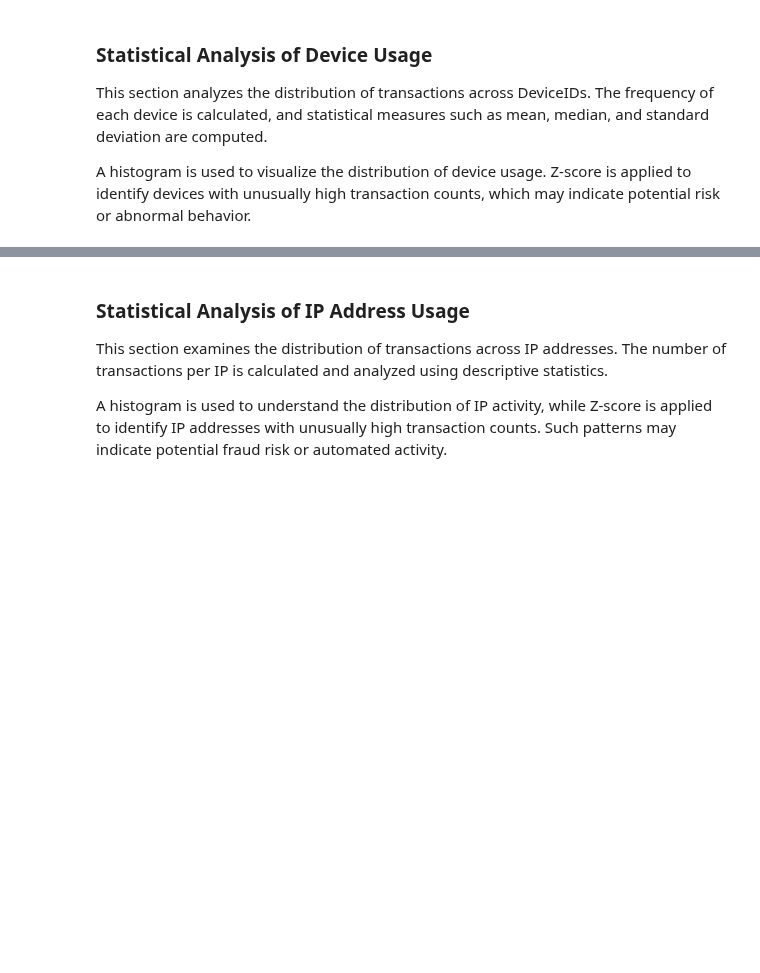
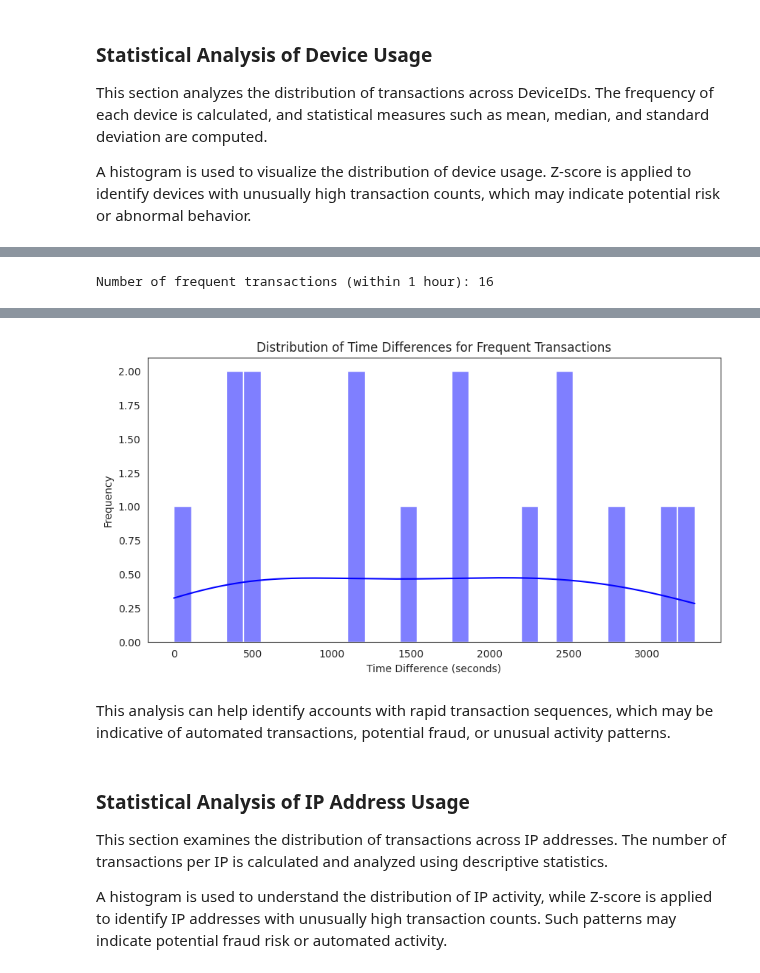
Before and after one commit to marghistani22/Data_Engineering, a Jupyter notebook: Untitled1.ipynb, the cells around one changed output, grey strips where cells are left out. Drawn from its saved outputs; the diff is of its cells as text; code cells hidden in the pictures; blank space fills up the shorter version.

```diff
--- a/Untitled1.ipynb
+++ b/Untitled1.ipynb
@@ -449,0 +566,30 @@ Series([], Name: count, dtype: int64)
+# %%
+df['TransactionDate'] = pd.to_datetime(df['TransactionDate'])
+df_sorted = df.sort_values(by=['AccountID', 'TransactionDate'])
+df_sorted['TimeDifference'] = df_sorted.groupby('AccountID')['TransactionDate'].diff().dt.total_seconds()
+
+# Identify frequent transactions with short intervals
+short_interval_threshold = 3600  # 1 hour in seconds
+frequent_transactions = df_sorted[df_sorted['TimeDifference'] <= short_interval_threshold]
+
+print(f"Number of frequent transactions (within 1 hour): {len(frequent_transactions)}")
+display(frequent_transactions.head())
+
+# Blue and white visualization
+sns.set_style("white")
+
+plt.figure(figsize=(10, 5))
+sns.histplot(
+    frequent_transactions['TimeDifference'],
+    bins=30,
+    kde=True,
+    color="blue",
+    line_kws={"color": "darkblue"}
+)
+
+plt.title('Distribution of Time Differences for Frequent Transactions')
+plt.xlabel('Time Difference (seconds)')
+plt.ylabel('Frequency')
+plt.show()
+# %% [output]
+Number of frequent transactions (within 1 hour): 16
@@ -450,3 +602,6 @@ Series([], Name: count, dtype: int64)
+[figure, added]
+# %% [markdown]
+This analysis can help identify accounts with rapid transaction sequences, which may be indicative of automated transactions, potential fraud, or unusual activity patterns.
 # %% [markdown]
 ### Statistical Analysis of IP Address Usage
 
```
Also changed, not shown: parts of 57 cells of this notebook.
